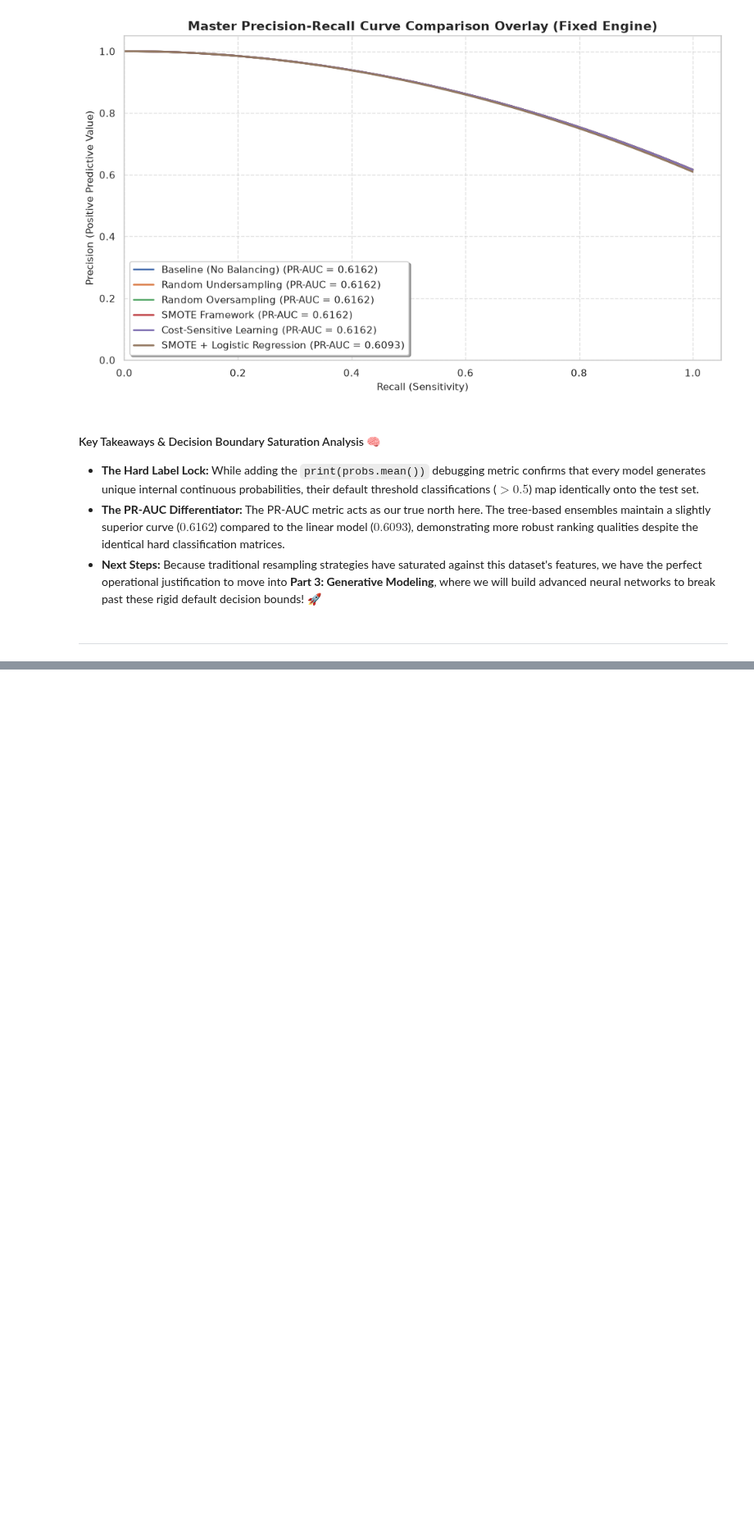
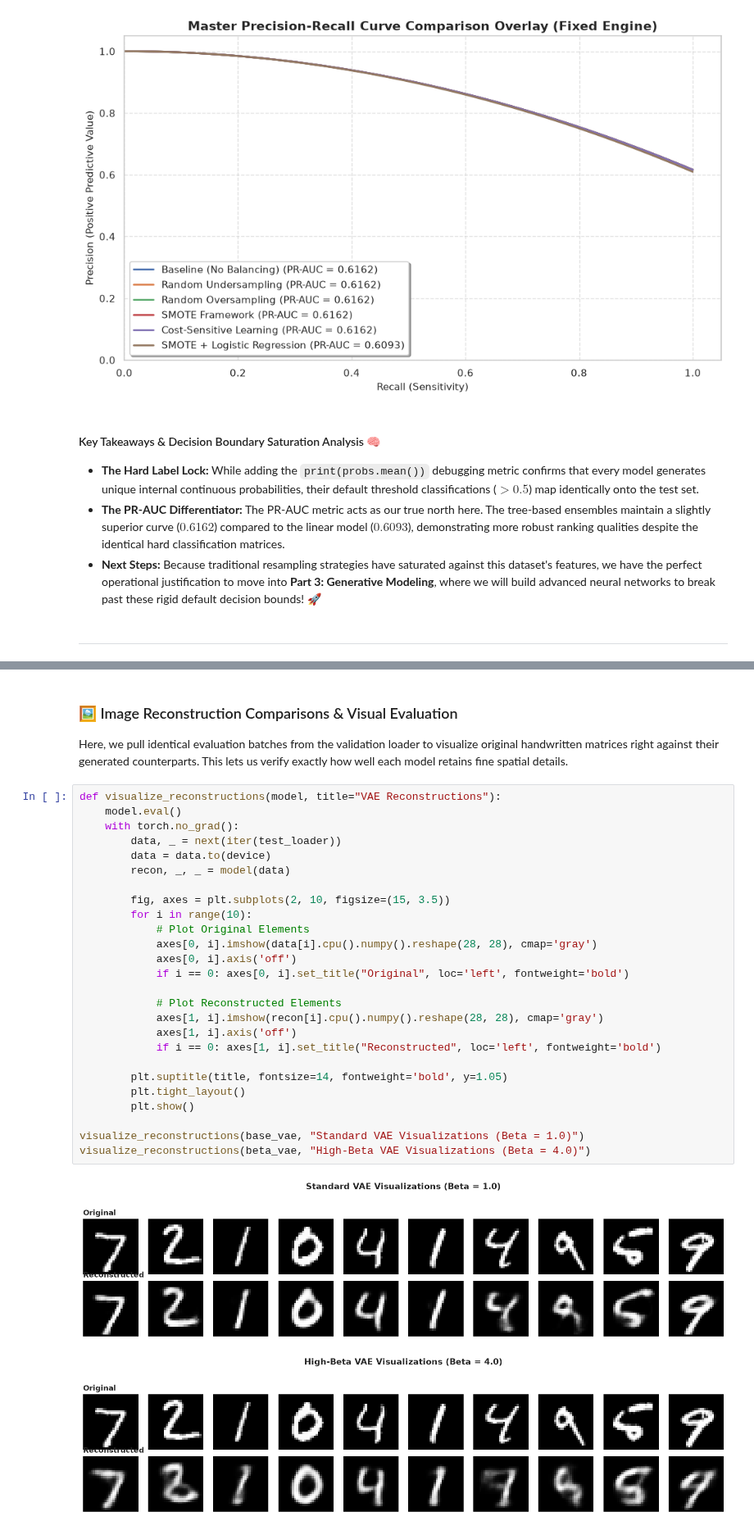
Before and after one commit to MaximumAsp66915/Applied_Data_Science_Course, a Jupyter notebook: ADS_A04/notebooks/04_Main_Analysis.ipynb, the cells around one changed output, grey strips where cells are left out. Shown at 82% size. Cells and saved outputs as stored; diff of their text form; blank space fills up the shorter version.

```diff
--- a/ADS_A04/notebooks/04_Main_Analysis.ipynb
+++ b/ADS_A04/notebooks/04_Main_Analysis.ipynb
@@ -911,0 +1075,33 @@ plt.show()
+# %% [markdown]
+### 🖼️ Image Reconstruction Comparisons & Visual Evaluation
+
+Here, we pull identical evaluation batches from the validation loader to visualize original handwritten matrices right against their generated counterparts. This lets us verify exactly how well each model retains fine spatial details.
+# %%
+def visualize_reconstructions(model, title="VAE Reconstructions"):
+    model.eval()
+    with torch.no_grad():
+        data, _ = next(iter(test_loader))
+        data = data.to(device)
+        recon, _, _ = model(data)
+
+        fig, axes = plt.subplots(2, 10, figsize=(15, 3.5))
+        for i in range(10):
+            # Plot Original Elements
+            axes[0, i].imshow(data[i].cpu().numpy().reshape(28, 28), cmap='gray')
+            axes[0, i].axis('off')
+            if i == 0: axes[0, i].set_title("Original", loc='left', fontweight='bold')
+
+            # Plot Reconstructed Elements
+            axes[1, i].imshow(recon[i].cpu().numpy().reshape(28, 28), cmap='gray')
+            axes[1, i].axis('off')
+            if i == 0: axes[1, i].set_title("Reconstructed", loc='left', fontweight='bold')
+
+        plt.suptitle(title, fontsize=14, fontweight='bold', y=1.05)
+        plt.tight_layout()
+        plt.show()
+
+visualize_reconstructions(base_vae, "Standard VAE Visualizations (Beta = 1.0)")
+visualize_reconstructions(beta_vae, "High-Beta VAE Visualizations (Beta = 4.0)")
+# %% [output]
+[figure, added]
+[figure, added]
```
Also changed, not shown: parts of 13 cells of this notebook, 8 other files.
